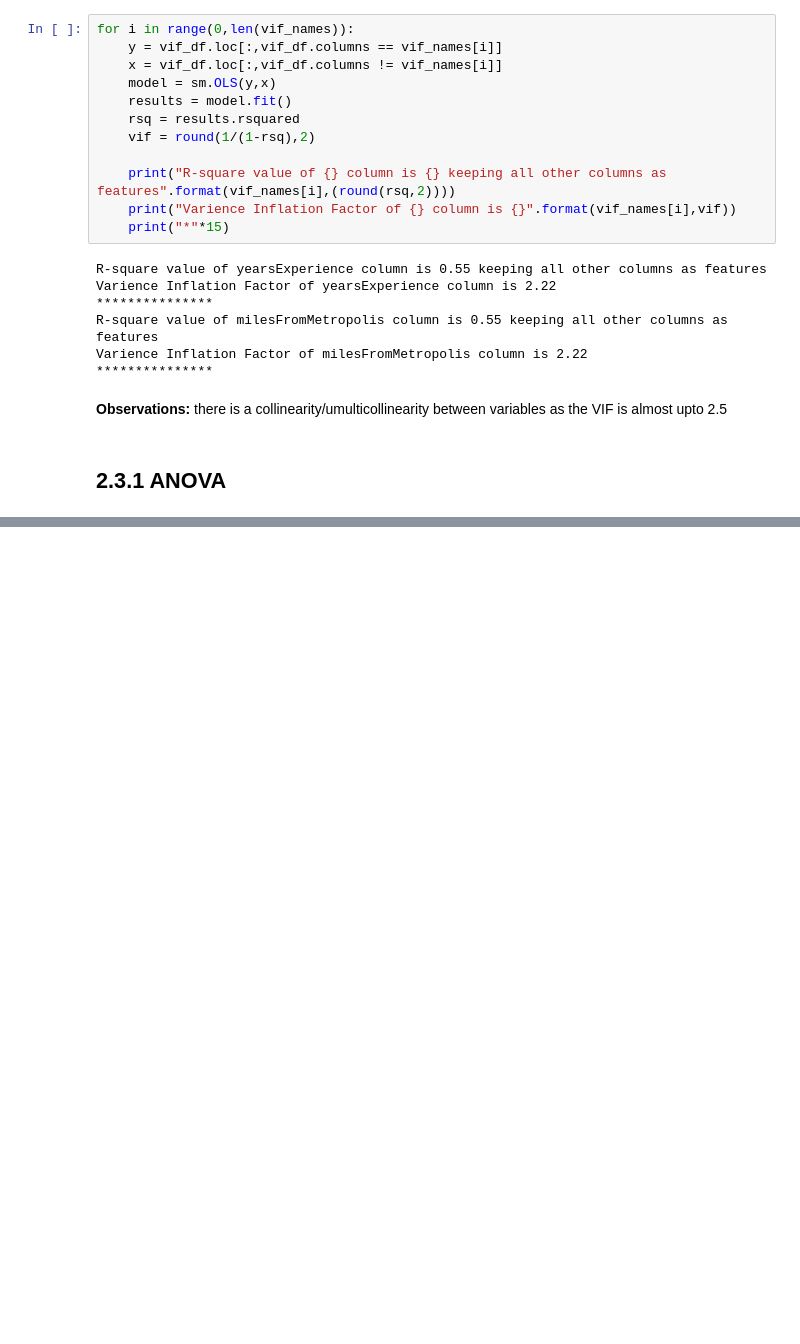
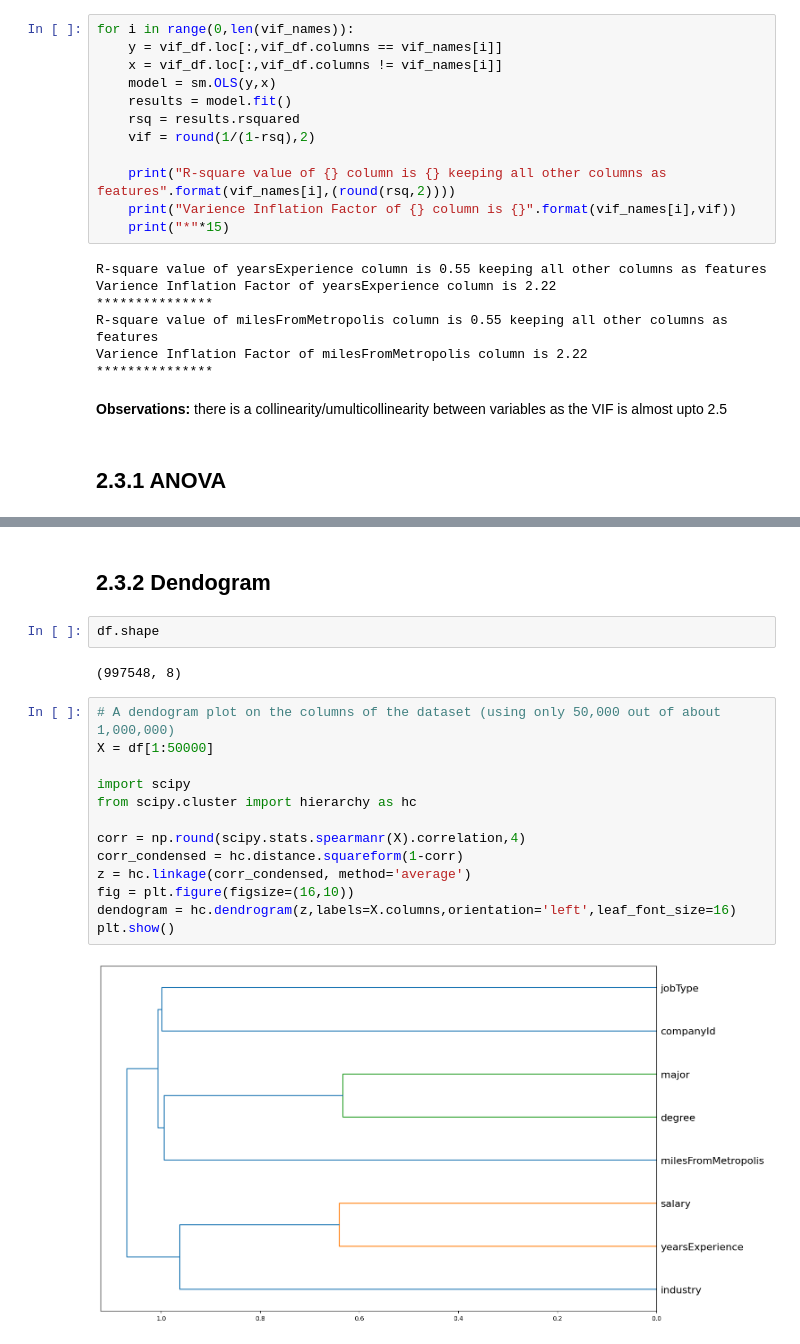
Before and after one commit to Kiran0R0Patil/ai-robotics-employee-salary-insights-and-predictions, a Jupyter notebook: employee-salary-insights-and-predictions.ipynb, the cells around one changed output, grey strips where cells are left out. Cells and saved outputs as stored; diff of their text form; blank space fills up the shorter version.

```diff
--- a/employee-salary-insights-and-predictions.ipynb
+++ b/employee-salary-insights-and-predictions.ipynb
@@ -722,0 +979,21 @@ there is a collinearity/umulticollinearity between variables as the VIF is almos
+# %% [markdown]
+## 2.3.2 Dendogram
+# %%
+df.shape
+# %% [output]
+(997548, 8)
+# %%
+# A dendogram plot on the columns of the dataset (using only 50,000 out of about 1,000,000)
+X = df[1:50000]
+
+import scipy
+from scipy.cluster import hierarchy as hc
+
+corr = np.round(scipy.stats.spearmanr(X).correlation,4)
+corr_condensed = hc.distance.squareform(1-corr)
+z = hc.linkage(corr_condensed, method='average')
+fig = plt.figure(figsize=(16,10))
+dendogram = hc.dendrogram(z,labels=X.columns,orientation='left',leaf_font_size=16)
+plt.show()
+# %% [output]
+[figure, added]
```
Also changed, not shown: parts of 14 cells of this notebook.
